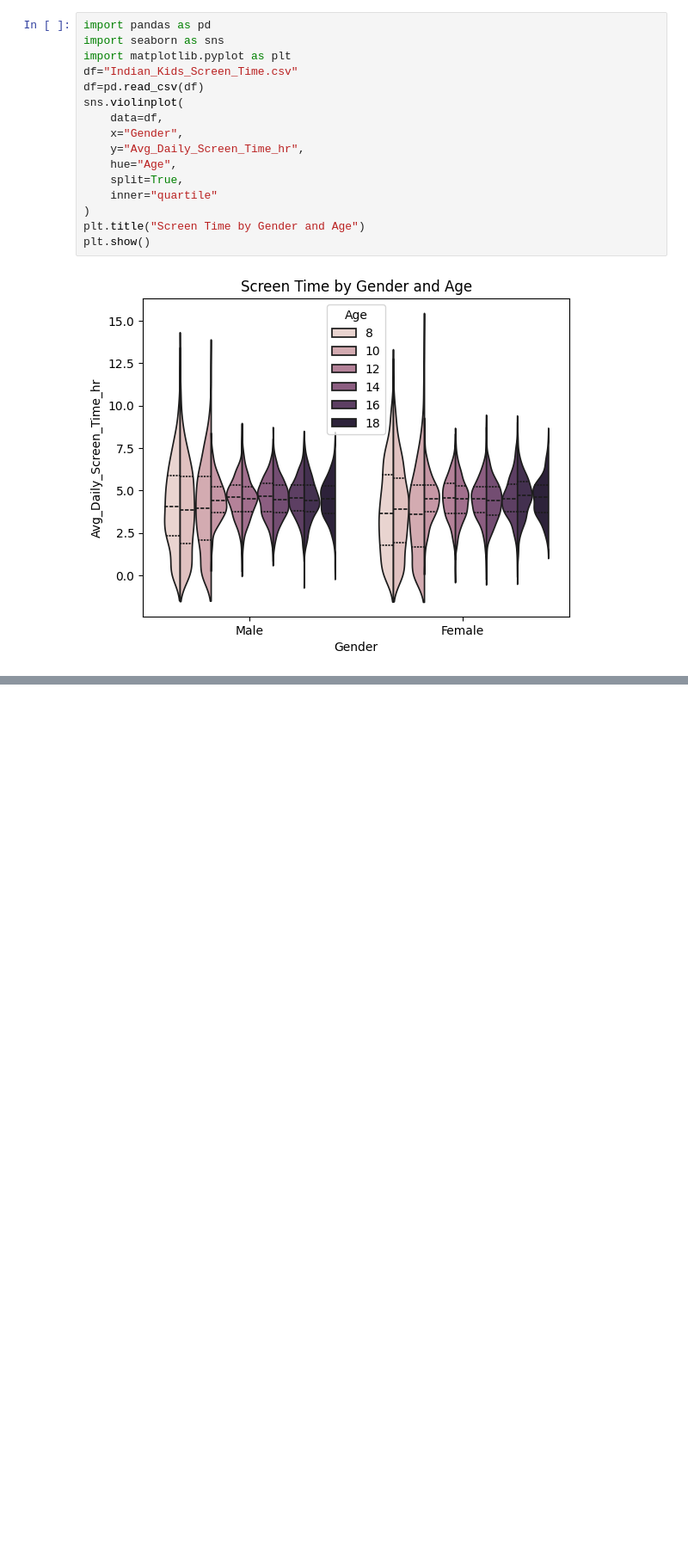
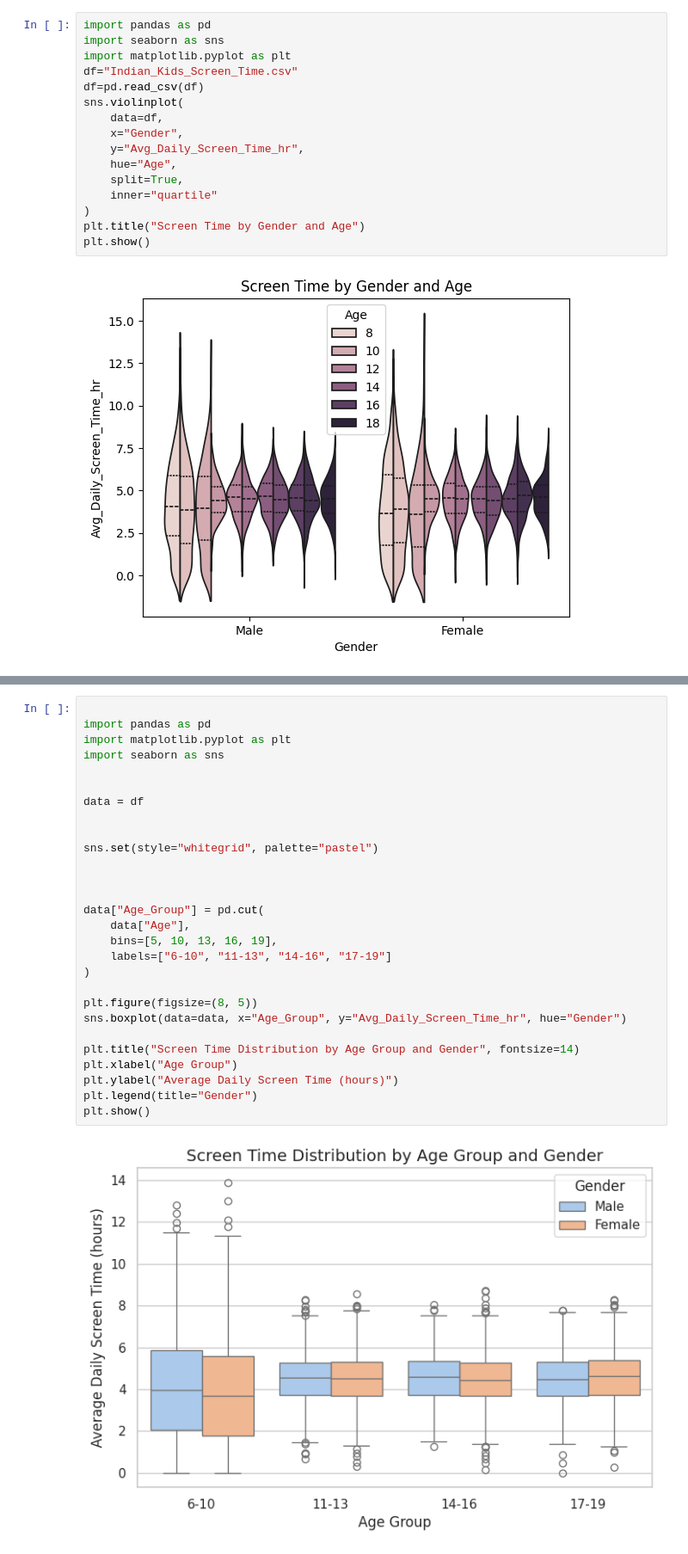
Before and after one commit to Joshika-Mentor/-Kid-s-Screentime-Visualization-Infosys-springboard-program-, a Jupyter notebook: DV_screen_sense_py.ipynb, the cells around one changed output, grey strips where cells are left out. Shown at 86% size. Saved outputs shown, nothing was run; the diff lists cells and outputs as text; blank space fills up the shorter version.

```diff
--- a/DV_screen_sense_py.ipynb
+++ b/DV_screen_sense_py.ipynb
@@ -394,0 +462,30 @@ plt.show()
+# %%
+
+import pandas as pd
+import matplotlib.pyplot as plt
+import seaborn as sns
+
+
+data = df
+
+
+sns.set(style="whitegrid", palette="pastel")
+
+
+
+data["Age_Group"] = pd.cut(
+    data["Age"],
+    bins=[5, 10, 13, 16, 19],
+    labels=["6-10", "11-13", "14-16", "17-19"]
+)
+
+plt.figure(figsize=(8, 5))
+sns.boxplot(data=data, x="Age_Group", y="Avg_Daily_Screen_Time_hr", hue="Gender")
+
+plt.title("Screen Time Distribution by Age Group and Gender", fontsize=14)
+plt.xlabel("Age Group")
+plt.ylabel("Average Daily Screen Time (hours)")
+plt.legend(title="Gender")
+plt.show()
+# %% [output]
+[figure, added]
```
Also changed, not shown: parts of 20 cells of this notebook.
